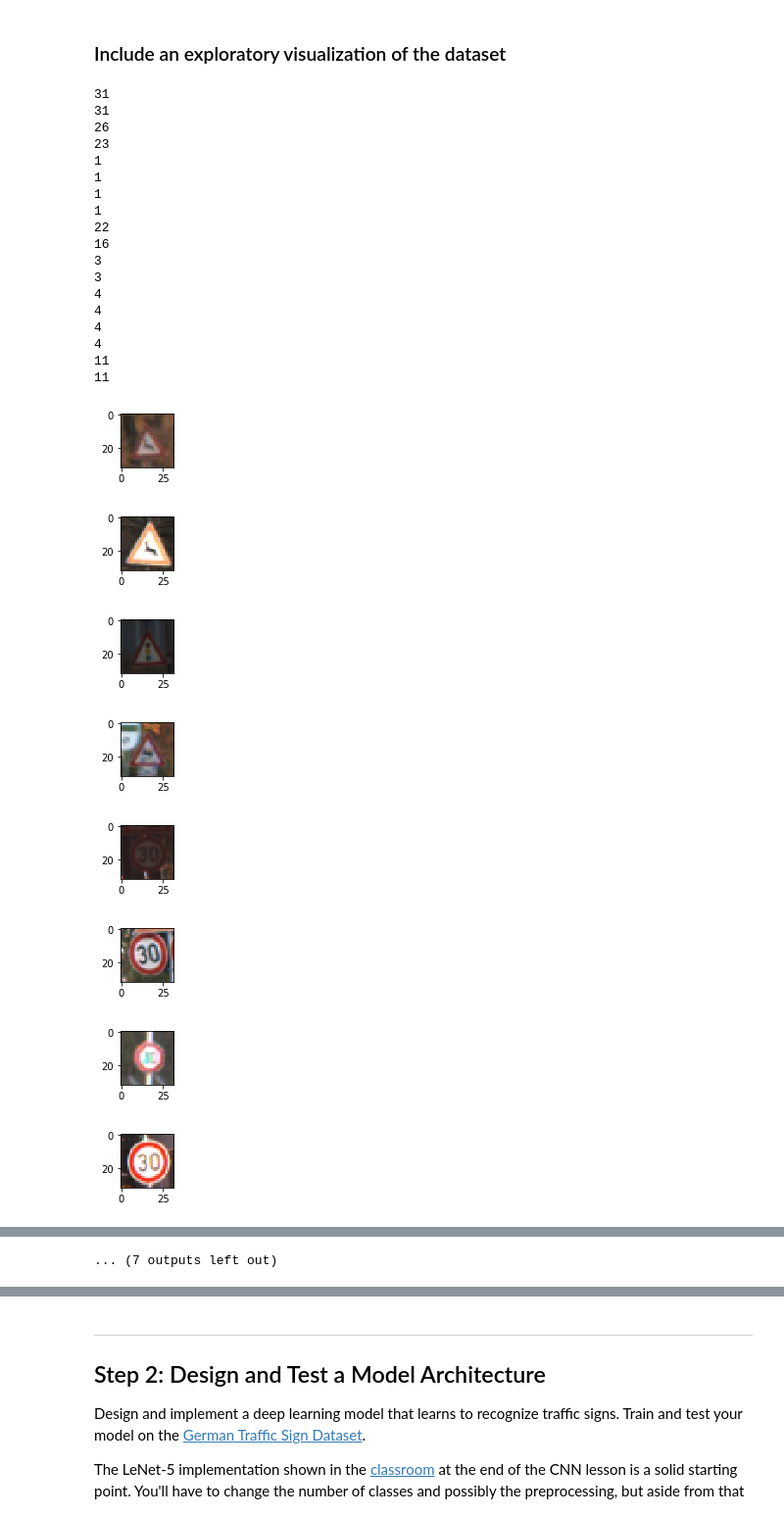
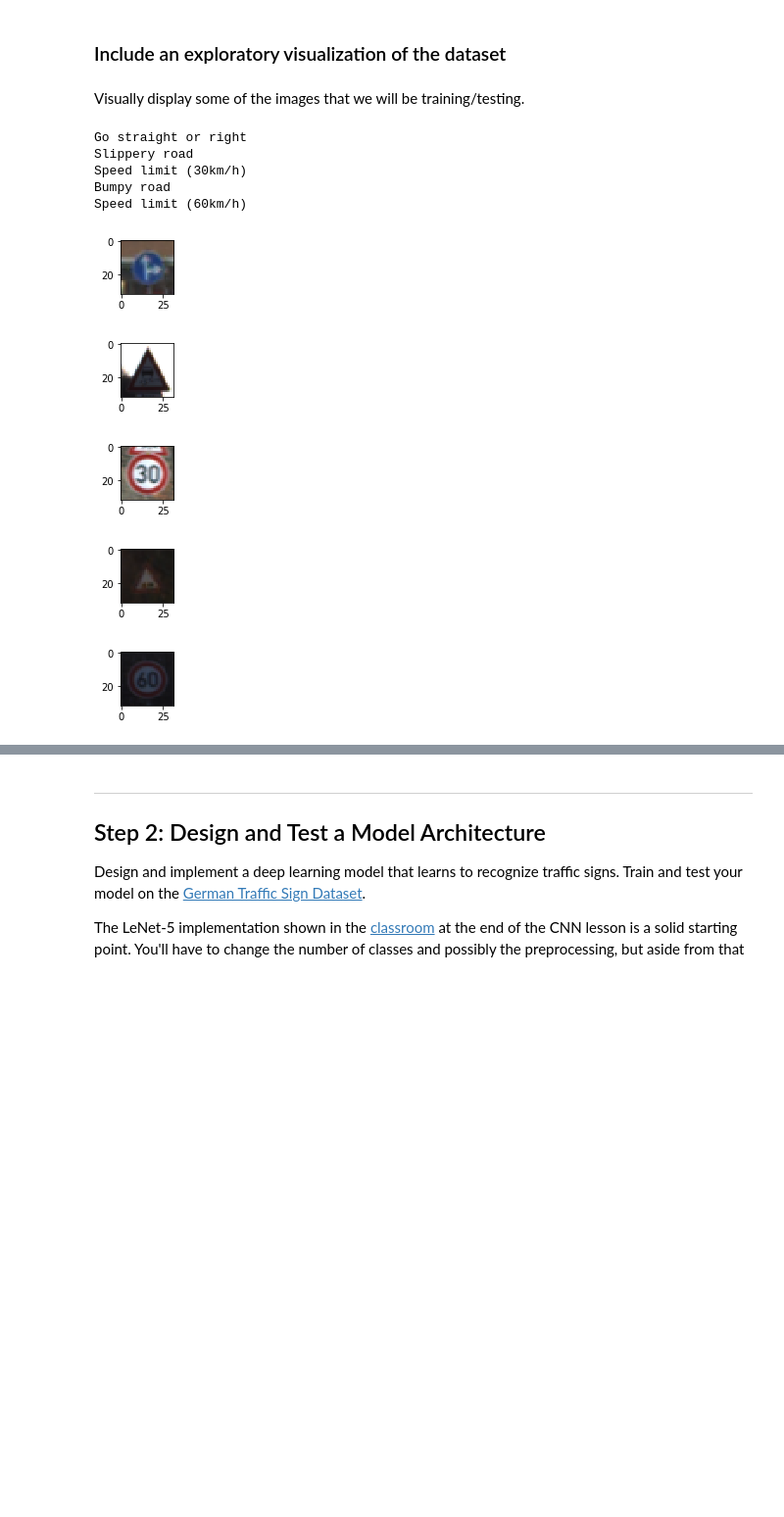
Before and after one commit to hc167/Udacity-SDC-Term-One-Traffic_Sign_Classifier, a Jupyter notebook: Traffic_Sign_Classifier.ipynb, the cells around one changed output, grey strips where cells are left out. Shown: that part at 98% size. Saved outputs shown, nothing was run; the diff lists cells and outputs as text; code cells hidden in the pictures; blank space fills up the shorter version.

```diff
--- a/Traffic_Sign_Classifier.ipynb
+++ b/Traffic_Sign_Classifier.ipynb
@@ -141,42 +147,29 @@ Name: SignName, dtype: object
 # %% [markdown]
 ### Include an exploratory visualization of the dataset
+# %% [markdown]
+Visually display some of the images that we will be training/testing.
 # %%
 ### Data exploration visualization code goes here.
 import matplotlib.pyplot as plt
+import matplotlib.image as mpimg
 # Visualizations will be shown in the notebook.
 %matplotlib inline
 
 #index = random.randint(0, len(X_train))
-for i in range(18):
-    image = X_train[i*550+300].squeeze()
+for i in range(5):
+    image = X_train[i*1250+900].squeeze()
 
     plt.figure(figsize=(1,1))
     plt.imshow(image)
-    print(y_train[i*550+300])
+    print(labels[y_train[i*1250+900]])
 # %% [output]
-31
-31
-26
-23
-1
-1
-1
-1
-22
-16
-3
-3
-4
-4
-4
-4
-11
-11
+Go straight or right
+Slippery road
+Speed limit (30km/h)
+Bumpy road
+Speed limit (60km/h)
-[figure, old version]
+[figure, new version]
-[figure, old version]
+[figure, new version]
-[figure, old version]
+[figure, new version]
-[figure, old version]
+[figure, new version]
-[figure, old version]
+[figure, new version]
-[figure, removed]
-[figure, removed]
-[figure, removed]
@@ -186 +175,0 @@ for i in range(18):
-... (7 outputs left out)
```
Also changed, not shown: parts of 47 cells of this notebook, 1 other file.
